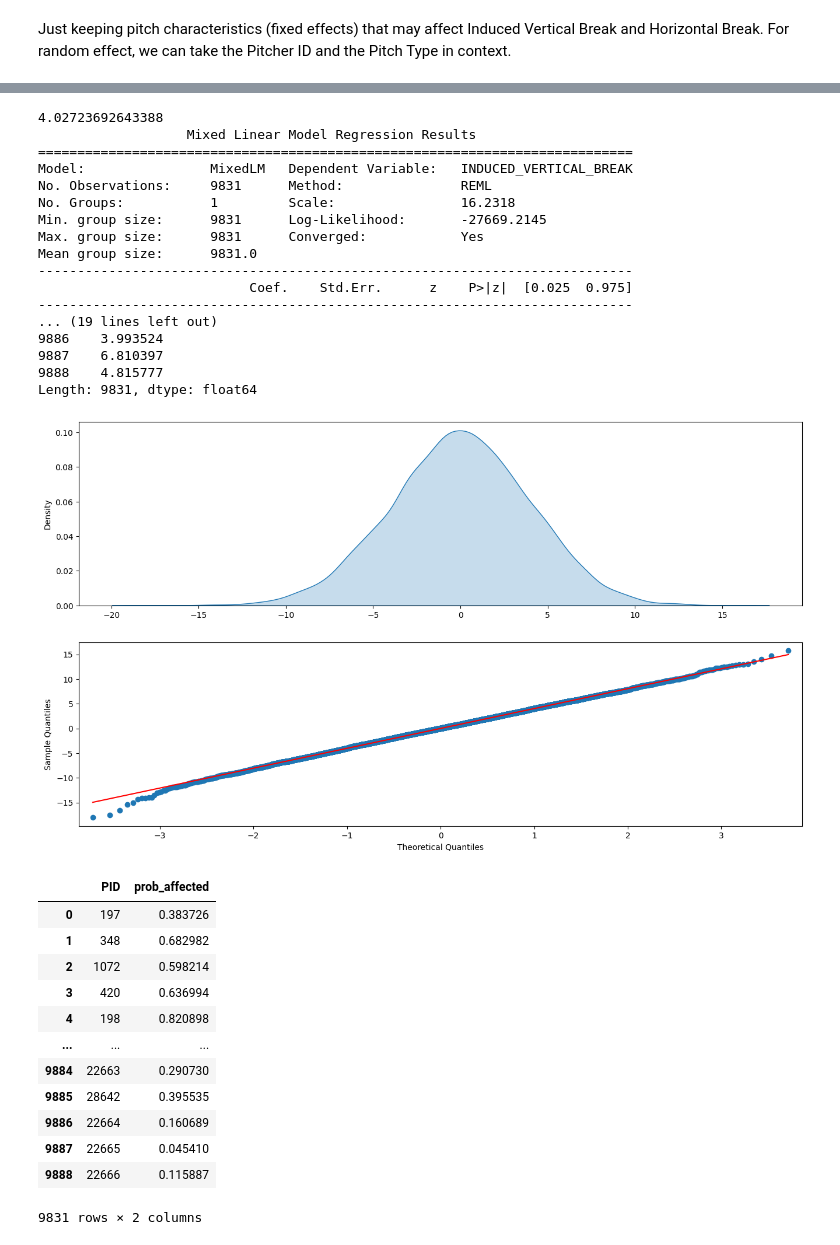
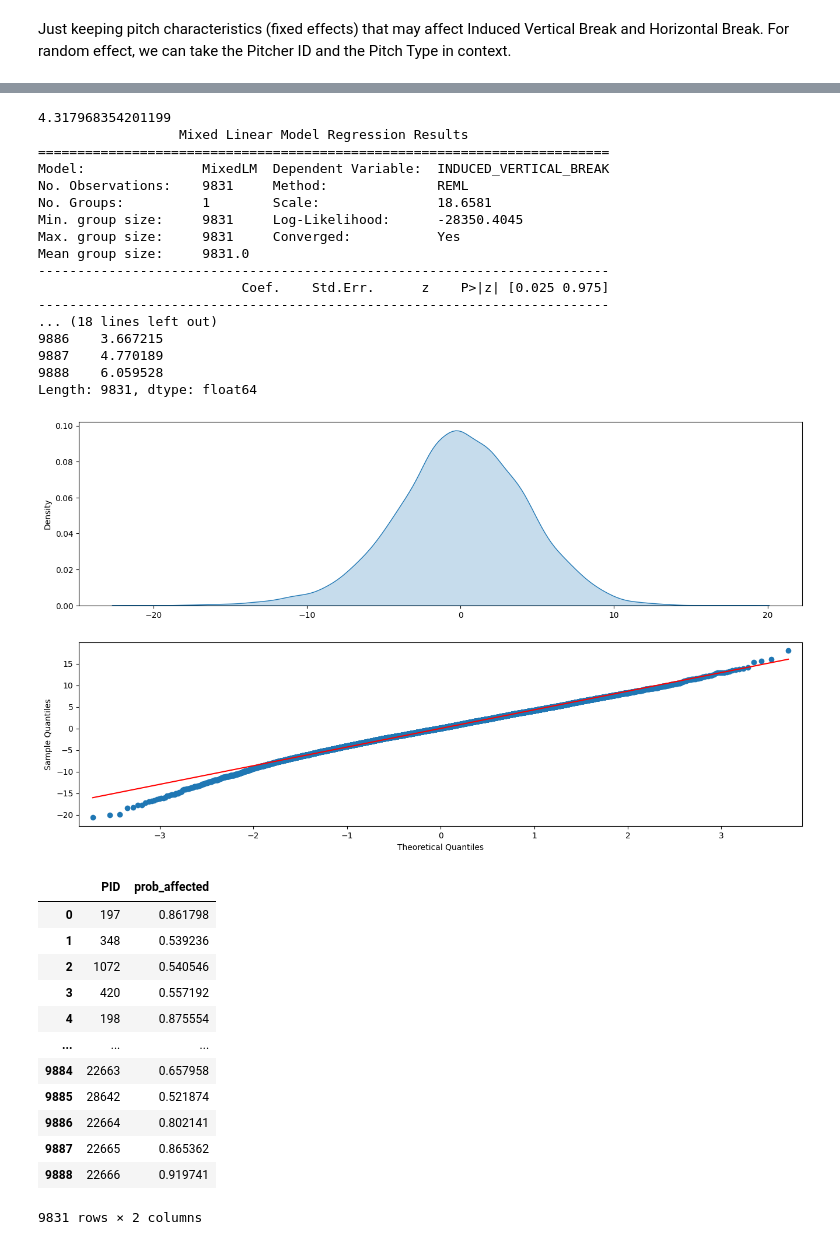
Before and after one commit to sidthakur08/dewpoint-vs-pitch, a Jupyter notebook: exploration.ipynb, the cells around one changed output, grey strips where cells are left out. Cells and saved outputs as stored; diff of their text form; code cells hidden in the pictures.

```diff
--- a/exploration.ipynb
+++ b/exploration.ipynb
@@ -425,11 +403,25 @@ class Model:
         mean_resid = np.mean(self.data['residuals'])
         std_resid = np.std(self.data['residuals'])
 
-        self.data['z_score'] = (self.data['residuals'] - mean_resid) / std_resid
-        # Compute the complementary probability using the CDF of the normal distribution
-        self.data['prob_affected'] = 1 - self.data['z_score'].apply(norm.cdf)
+        def get_prob_affected(residual,mean_resid,std_resid):
+            """
+            Computes probability of external factor involvement
+
+            Returns:
+            - float: Probability Affected
+            """
+            #Compute the probability for extreme values based on residual's sign
+            if residual < 0:
+                prob_affected = 1 - norm.cdf(residual, mean_resid, std_resid)
+            else:
+                prob_affected = norm.cdf(residual, mean_resid, std_resid)
+
+            return prob_affected
+
+        self.data['prob_affected'] = [get_prob_affected(res,mean_resid,std_resid) for res in self.data['residuals']]
 
         return self.data[['PID', 'prob_affected']]
+
 
     def plot_resid(self):
         """
@@ -452,46 +444,46 @@ class Model:
         mean_squared_error = np.mean(squared_errors)
         return np.sqrt(mean_squared_error)
 # %%
-vertical_break = Model("INDUCED_VERTICAL_BREAK ~ SPIN_RATE_ABSOLUTE + RELEASE_SPEED + RELEASE_SIDE + RELEASE_HEIGHT + RELEASE_EXTENSION + HORIZONTAL_APPROACH_ANGLE + VERTICAL_APPROACH_ANGLE", data)
+vertical_break = Model("INDUCED_VERTICAL_BREAK ~ SPIN_RATE_ABSOLUTE + RELEASE_SIDE + RELEASE_HEIGHT + RELEASE_EXTENSION + HORIZONTAL_APPROACH_ANGLE + VERTICAL_APPROACH_ANGLE", data)
 #vertical_break.scale_data(data.iloc[:,3:])
 #vertical_break.build_model("PITCHER_KEY")
 vertical_break.build_model("PITCHER_KEY","PITCH_TYPE_TRACKED_KEY")
 print(vertical_break.calc_rmse())
 print(vertical_break.get_summary())
 print(vertical_break.get_residuals())
 vertical_break.plot_resid()
 prob_vertical = vertical_break.compute_prob()
 display(prob_vertical)
 # %% [output]
-4.02723692643388
-                   Mixed Linear Model Regression Results
-============================================================================
-Model:                MixedLM   Dependent Variable:   INDUCED_VERTICAL_BREAK
-No. Observations:     9831      Method:               REML
-No. Groups:           1         Scale:                16.2318
-Min. group size:      9831      Log-Likelihood:       -27669.2145
-Max. group size:      9831      Converged:            Yes
-Mean group size:      9831.0
-----------------------------------------------------------------------------
-                           Coef.    Std.Err.      z    P>|z|  [0.025  0.975]
-----------------------------------------------------------------------------
-... (19 lines left out)
-9886    3.993524
-9887    6.810397
-9888    4.815777
+4.317968354201199
+                  Mixed Linear Model Regression Results
+=========================================================================
+Model:               MixedLM  Dependent Variable:  INDUCED_VERTICAL_BREAK
+No. Observations:    9831     Method:              REML
+No. Groups:          1        Scale:               18.6581
+Min. group size:     9831     Log-Likelihood:      -28350.4045
+Max. group size:     9831     Converged:           Yes
+Mean group size:     9831.0
+-------------------------------------------------------------------------
+                          Coef.    Std.Err.      z    P>|z| [0.025 0.975]
+-------------------------------------------------------------------------
+... (18 lines left out)
+9886    3.667215
+9887    4.770189
+9888    6.059528
 Length: 9831, dtype: float64
-[figure, old version]
+[figure, new version]
 |  | PID | prob_affected |
-| 0 | 197 | 0.383726 |
-| 1 | 348 | 0.682982 |
-| 2 | 1072 | 0.598214 |
-| 3 | 420 | 0.636994 |
-| 4 | 198 | 0.820898 |
+| 0 | 197 | 0.861798 |
+| 1 | 348 | 0.539236 |
+| 2 | 1072 | 0.540546 |
+| 3 | 420 | 0.557192 |
+| 4 | 198 | 0.875554 |
 | ... | ... | ... |
-| 9884 | 22663 | 0.290730 |
-| 9885 | 28642 | 0.395535 |
-| 9886 | 22664 | 0.160689 |
-| 9887 | 22665 | 0.045410 |
-| 9888 | 22666 | 0.115887 |
+| 9884 | 22663 | 0.657958 |
+| 9885 | 28642 | 0.521874 |
+| 9886 | 22664 | 0.802141 |
+| 9887 | 22665 | 0.865362 |
+| 9888 | 22666 | 0.919741 |
 9831 rows × 2 columns
 # %%
```
Also changed, not shown: parts of 11 cells of this notebook, 3 other files.
